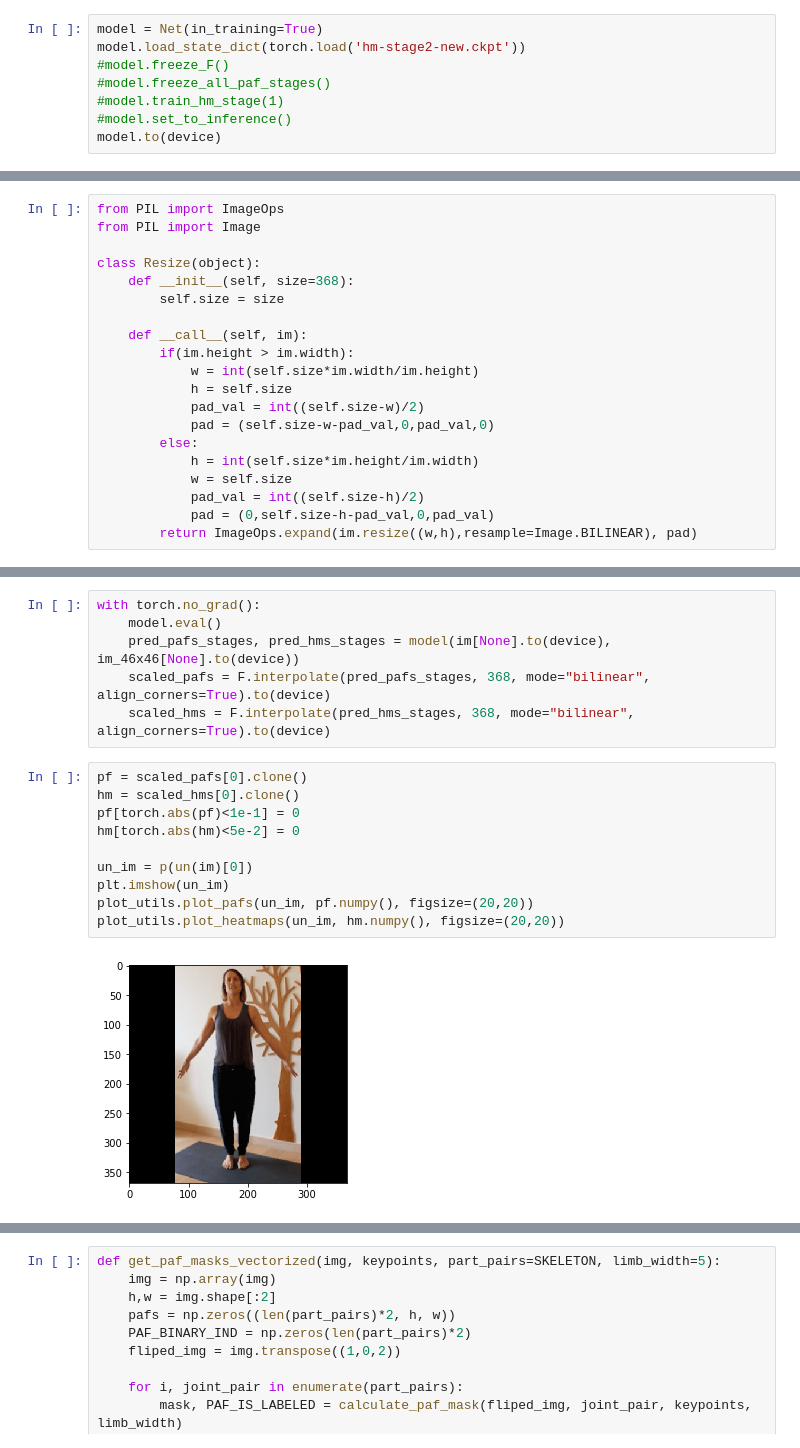
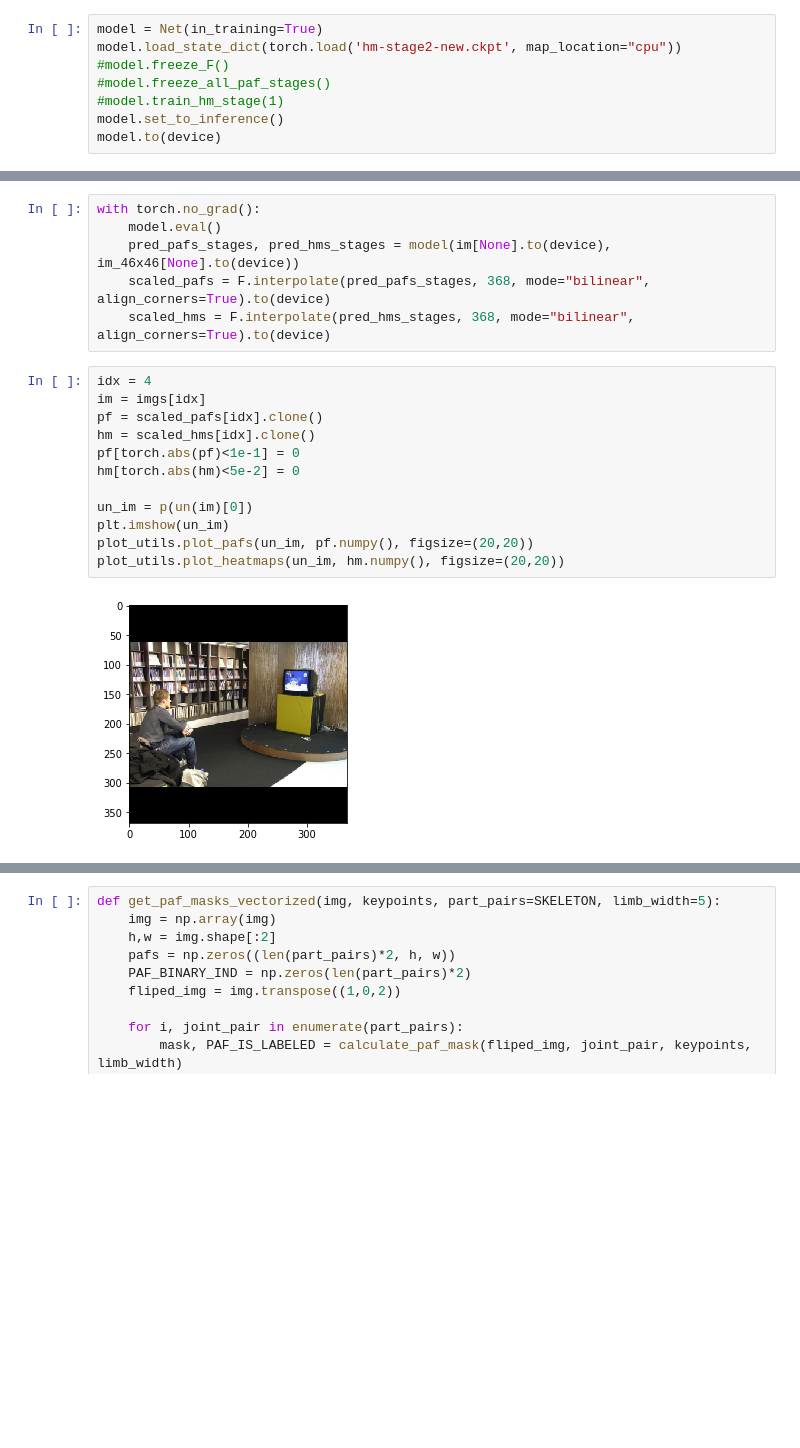
Before and after one commit to Nitish565/yoga-pose-estimation, a Jupyter notebook: COCO/Untitled.ipynb, the cells around one changed output, grey strips where cells are left out. Drawn from its saved outputs; the diff is of its cells as text; blank space fills up the shorter version.

```diff
--- a/COCO/Untitled.ipynb
+++ b/COCO/Untitled.ipynb
@@ -70,11 +70,11 @@ Wall time: 935 ms
 #model.set_to_inference()
 # %%
 model = Net(in_training=True)
-model.load_state_dict(torch.load('hm-stage2-new.ckpt'))
+model.load_state_dict(torch.load('hm-stage2-new.ckpt', map_location="cpu"))
 #model.freeze_F()
 #model.freeze_all_paf_stages()
 #model.train_hm_stage(1)
-#model.set_to_inference()
+model.set_to_inference()
 model.to(device)
 # %% [output]
 Net(
@@ -150,23 +150,3 @@ Wall time: 10.7 s
-# %%
-from PIL import ImageOps
-from PIL import Image
-
-class Resize(object):
-    def __init__(self, size=368):
-        self.size = size
-
-    def __call__(self, im):
-        if(im.height > im.width):
-            w = int(self.size*im.width/im.height)
-            h = self.size
-            pad_val = int((self.size-w)/2)
-            pad = (self.size-w-pad_val,0,pad_val,0)
-        else:
-            h = int(self.size*im.height/im.width)
-            w = self.size
-            pad_val = int((self.size-h)/2)
-            pad = (0,self.size-h-pad_val,0,pad_val)
-        return ImageOps.expand(im.resize((w,h),resample=Image.BILINEAR), pad)
 # %%
 test_tensor_tfms = transforms.Compose([
     transforms.ToTensor(),
@@ -187,14 +167,16 @@ with torch.no_grad():
     scaled_pafs = F.interpolate(pred_pafs_stages, 368, mode="bilinear", align_corners=True).to(device)
     scaled_hms = F.interpolate(pred_hms_stages, 368, mode="bilinear", align_corners=True).to(device)
 # %%
-pf = scaled_pafs[0].clone()
-hm = scaled_hms[0].clone()
+idx = 4
+im = imgs[idx]
+pf = scaled_pafs[idx].clone()
+hm = scaled_hms[idx].clone()
 pf[torch.abs(pf)<1e-1] = 0
 hm[torch.abs(hm)<5e-2] = 0
 
 un_im = p(un(im)[0])
 plt.imshow(un_im)
 plot_utils.plot_pafs(un_im, pf.numpy(), figsize=(20,20))
 plot_utils.plot_heatmaps(un_im, hm.numpy(), figsize=(20,20))
 # %% [output]
-[figure, old version]
+[figure, new version]
```
Also changed, not shown: parts of 7 cells of this notebook, 7 other files.
